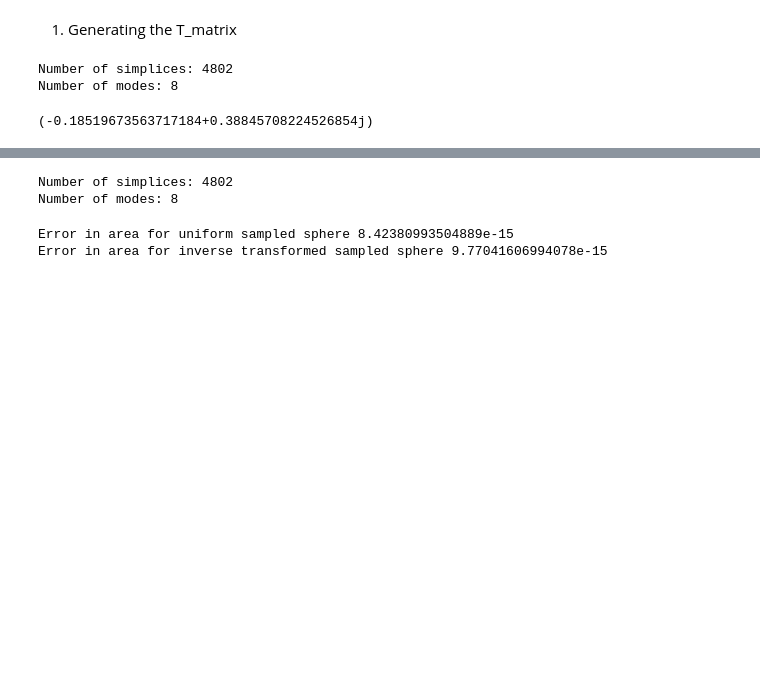
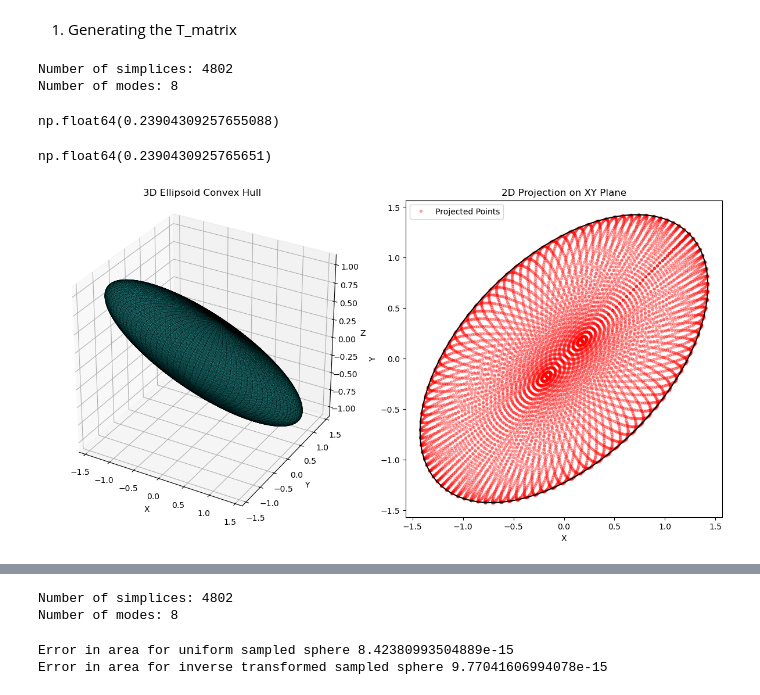
Before and after one commit to Optical-Theory-Group/random-matrix, a Jupyter notebook: T_mat sphere check.ipynb, the cells around one changed output, grey strips where cells are left out. Drawn from its saved outputs; the diff is of its cells as text; code cells hidden in the pictures; blank space fills up the shorter version.

```diff
--- a/T_mat sphere check.ipynb
+++ b/T_mat sphere check.ipynb
@@ -18,7 +18,3 @@ T_uniform= isotropic_tmatrix.get_T(hull_uniform,  k1, k2, n_max)
 # %% [output]
 Number of simplices: 4802
 Number of modes: 8
-# %%
-T_uniform[1][1]
-# %% [output]
-(-0.18519673563717184+0.38845708224526854j)
@@ -24,0 +45,8 @@ T_uniform[1][1]
+# %%
+result
+# %% [output]
+np.float64(0.23904309257655088)
+# %%
+result
+# %% [output]
+np.float64(0.2390430925765651)
@@ -24,0 +125,18 @@ T_uniform[1][1]
+# %%
+
+# Semi-axes
+a, b, c = 2.0, 1.0, 0.5
+
+# Example rotation (45° about z, 30° about y)
+Rz = np.array([[np.cos(np.pi/4), -np.sin(np.pi/4), 0],
+               [np.sin(np.pi/4),  np.cos(np.pi/4), 0],
+               [0, 0, 1]])
+Ry = np.array([[np.cos(np.pi/6), 0, np.sin(np.pi/6)],
+               [0, 1, 0],
+               [-np.sin(np.pi/6), 0, np.cos(np.pi/6)]])
+R = Rz @ Ry
+
+# Plot both 3D ellipsoid and 2D projection
+hull_3d, hull_2d = plot_ellipsoid_with_xy_projection(a, b, c, R)
+# %% [output]
+[figure, added]
```
Also changed, not shown: parts of 8 cells of this notebook, 2 other files.
